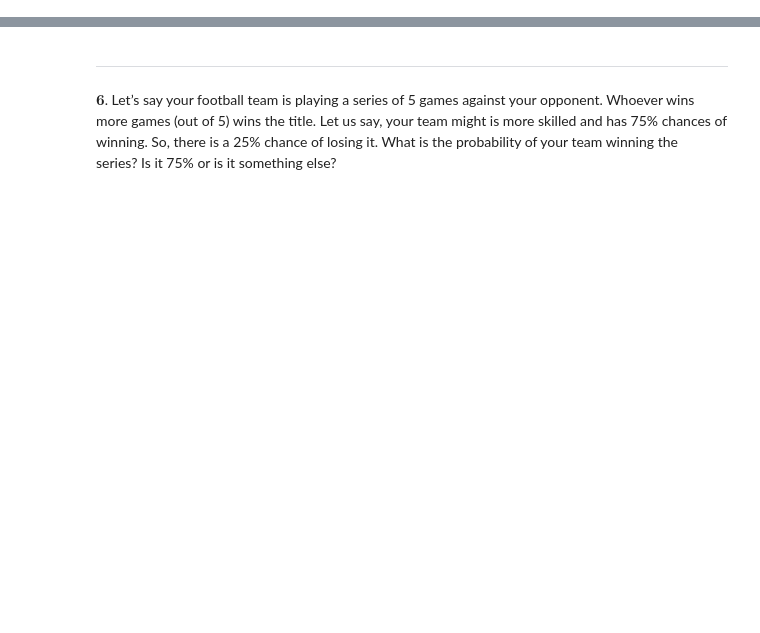
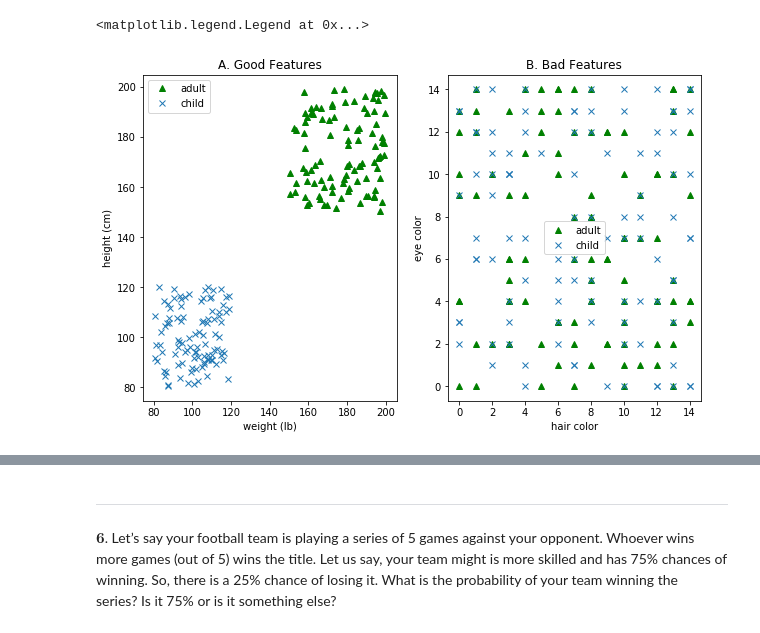
Before and after one commit to kmnuddin/EECE-8219-PR, a Jupyter notebook: HW-2/HW-2.ipynb, the cells around one changed output, grey strips where cells are left out. Cells and saved outputs as stored; diff of their text form; code cells hidden in the pictures; blank space fills up the shorter version.

```diff
--- a/HW-2/HW-2.ipynb
+++ b/HW-2/HW-2.ipynb
@@ -4,0 +22,26 @@ from scipy.special import comb
+# %%
+adult = np.random.uniform(150, 200, (100,2))
+child = np.random.uniform(80, 120, (100,2))
+
+plt.figure(figsize=(10,6))
+plt.subplot(121)
+plt.title('A. Good Features')
+plt.plot(adult[:, 0], adult[:, 1], 'g^', label='adult')
+plt.plot(child[:, 0], child[:, 1], 'x', label='child')
+plt.xlabel('weight (lb)')
+plt.ylabel('height (cm)')
+plt.legend()
+
+adult = np.random.randint(0, 15, (100,2))
+child = np.random.randint(0, 15, (100,2))
+
+plt.subplot(122)
+plt.title('B. Bad Features')
+plt.plot(adult[:, 0], adult[:, 1], 'g^', label='adult')
+plt.plot(child[:, 0], child[:, 1], 'x', label='child')
+plt.xlabel('hair color')
+plt.ylabel('eye color')
+plt.legend()
+# %% [output]
+<matplotlib.legend.Legend at 0x...>
+[figure, added]
```
Also changed, not shown: parts of 37 cells of this notebook, 19 other files.
